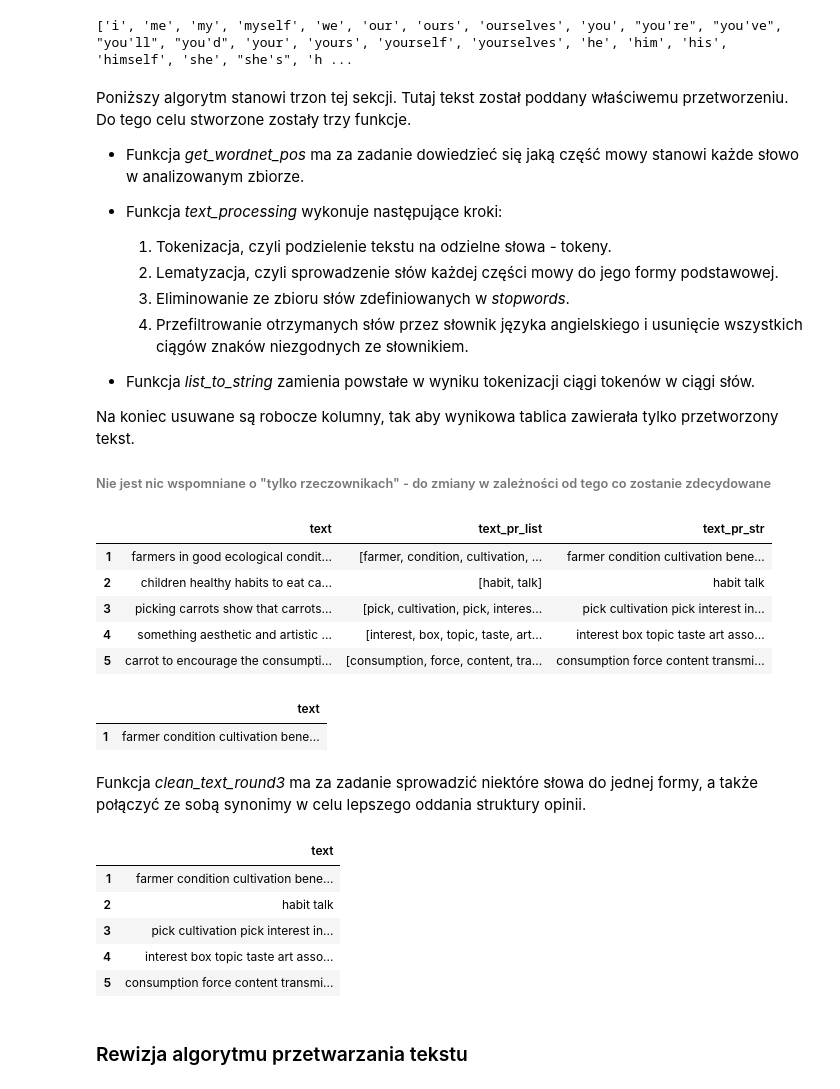
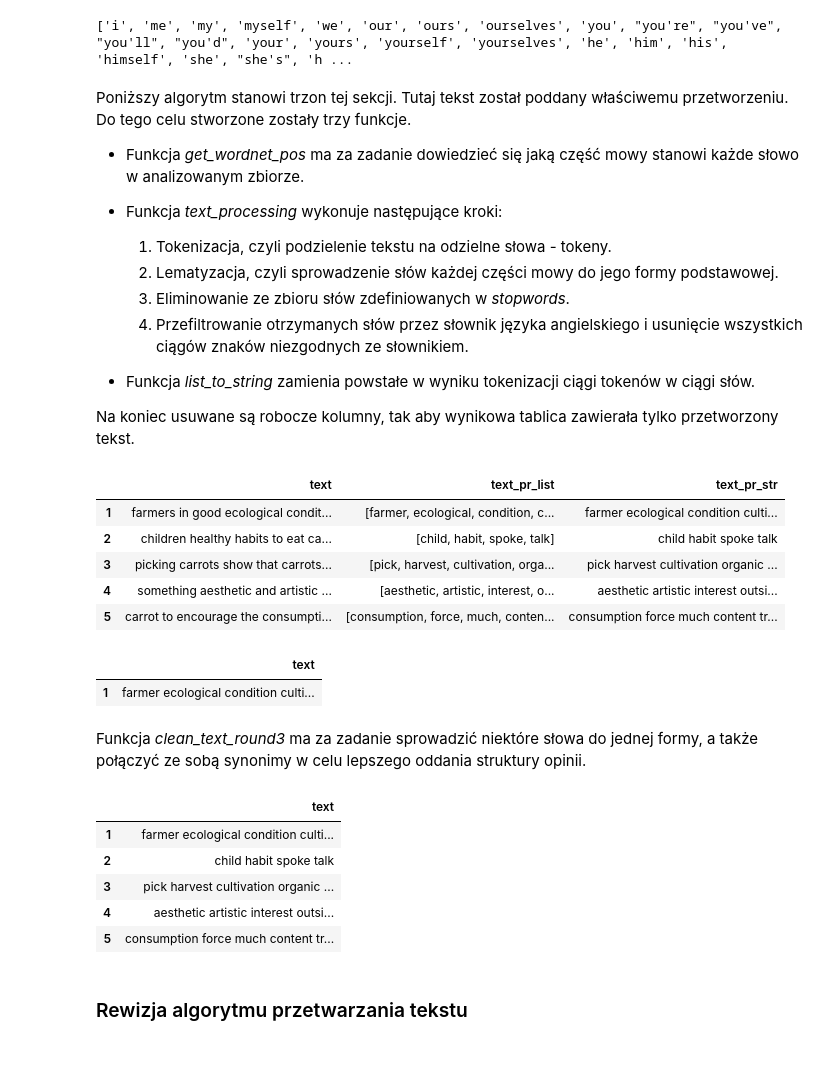
Before and after one commit to chomiczdawid/apprenticeship-project, a Jupyter notebook: 2_data_processing.ipynb, the cells around one changed output. Cells and saved outputs as stored; diff of their text form; code cells hidden in the pictures; blank space fills up the shorter version.

```diff
--- a/2_data_processing.ipynb
+++ b/2_data_processing.ipynb
@@ -127,7 +127,7 @@ my_stopwords.extend(add_list)
 add_list2 = ['vegetable','product','advertising','food','good','color','also','idea','well','could','example','message']
 my_stopwords.extend(add_list2)
 #słowa zbyt duże
-add_list3 = ['healthy','carrot','eat','ate','dish','many','big','small','various','important','different',
+add_list3 = ['healthy','carrot','eat','ate','many','big','small','various','important','different',
              'present','delicious','human','beautiful','short','rabbit','promote','encourage','people','health']
 my_stopwords.extend(add_list3)
 
@@ -152,8 +152,6 @@ Poniższy algorytm stanowi trzon tej sekcji. Tutaj tekst został poddany właśc
 
 
 Na koniec usuwane są robocze kolumny, tak aby wynikowa tablica zawierała tylko przetworzony tekst.
-
-###### Nie jest nic wspomniane o "tylko rzeczownikach" - do zmiany w zależności od tego co zostanie zdecydowane
 # %%
 from nltk.stem import WordNetLemmatizer
 from nltk.stem import PorterStemmer
@@ -172,42 +170,39 @@ def get_wordnet_pos(word):
                 "N": wordnet.NOUN,
                 "V": wordnet.VERB,
                 "R": wordnet.ADV}
 
     return tag_dict.get(tag, wordnet.NOUN)
 
 def text_processing(text):
     #tokenizacja
     tokenized_words = nltk.word_tokenize(text)
     #lematyzacja
     tokens_lemmatized = [wnl.lemmatize(word, get_wordnet_pos(word)) for word in tokenized_words]
     #usuwanie stop words
     tokens_without_sw = [word for word in tokens_lemmatized if not word in my_stopwords]
     #usuwanie nie angielskich słów
     tokens_english_only = [word for word in tokens_without_sw if word in words or not word.isalpha()]
     #tylko rzeczowniki
-    tokens_adj_only = [word for (word,tag) in nltk.pos_tag(tokens_english_only, tagset='universal', lang='eng')
-                       if (tag == "NOUN")
-                      ]
-    return tokens_adj_only
+    return tokens_english_only
 
 df_clean['text_pr_list'] = df_clean.text.apply(text_processing)
 
 
 def list_to_string(s):
     str1 = ""
     for ele in s:
         str1 = str1+' '+ele
     return str1
 
 df_clean['text_pr_str'] = df_clean.text_pr_list.apply(list_to_string)
 df_clean.head()
 # %% [output]
 |  | text | text_pr_list | text_pr_str |
-| 1 | farmers in good ecological condit... | [farmer, condition, cultivation, ... | farmer condition cultivation bene... |
-| 2 | children healthy habits to eat ca... | [habit, talk] | habit talk |
-| 3 | picking carrots show that carrots... | [pick, cultivation, pick, interes... | pick cultivation pick interest in... |
-| 4 | something aesthetic and artistic ... | [interest, box, topic, taste, art... | interest box topic taste art asso... |
-| 5 | carrot to encourage the consumpti... | [consumption, force, content, tra... | consumption force content transmi... |
+| 1 | farmers in good ecological condit... | [farmer, ecological, condition, c... | farmer ecological condition culti... |
+| 2 | children healthy habits to eat ca... | [child, habit, spoke, talk] | child habit spoke talk |
+| 3 | picking carrots show that carrots... | [pick, harvest, cultivation, orga... | pick harvest cultivation organic ... |
+| 4 | something aesthetic and artistic ... | [aesthetic, artistic, interest, o... | aesthetic artistic interest outsi... |
+| 5 | carrot to encourage the consumpti... | [consumption, force, much, conten... | consumption force much content tr... |
 # %%
 df_clean = df_clean.drop(columns='text_pr_list')
 df_clean = df_clean.drop(columns='text')
@@ -216,7 +211,7 @@ df_clean.columns = ['text']
 df_clean.head(1)
 # %% [output]
 |  | text |
-| 1 | farmer condition cultivation bene... |
+| 1 | farmer ecological condition culti... |
 # %% [markdown]
 Funkcja *clean_text_round3* ma za zadanie sprowadzić niektóre słowa do jednej formy, a także połączyć ze sobą synonimy w celu lepszego oddania struktury opinii.
 # %%
@@ -234,11 +229,11 @@ df_clean = pd.DataFrame(df_clean.text.apply(round3))
 df_clean.head()
 # %% [output]
 |  | text |
-| 1 | farmer condition cultivation bene... |
-| 2 | habit talk |
-| 3 | pick cultivation pick interest in... |
-| 4 | interest box topic taste art asso... |
-| 5 | consumption force content transmi... |
+| 1 | farmer ecological condition culti... |
+| 2 | child habit spoke talk |
+| 3 | pick harvest cultivation organic ... |
+| 4 | aesthetic artistic interest outsi... |
+| 5 | consumption force much content tr... |
 # %% [markdown]
 ### Rewizja algorytmu przetwarzania tekstu
 # %% [markdown]
```
Also changed, not shown: parts of 9 cells of this notebook, 16 other files.
